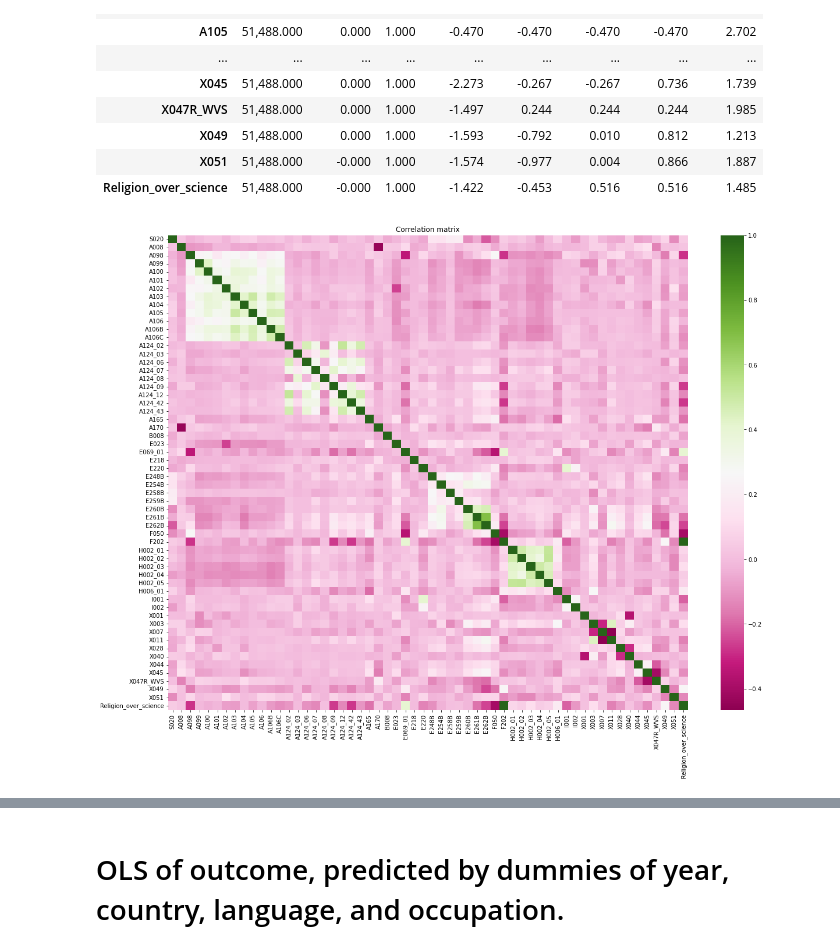
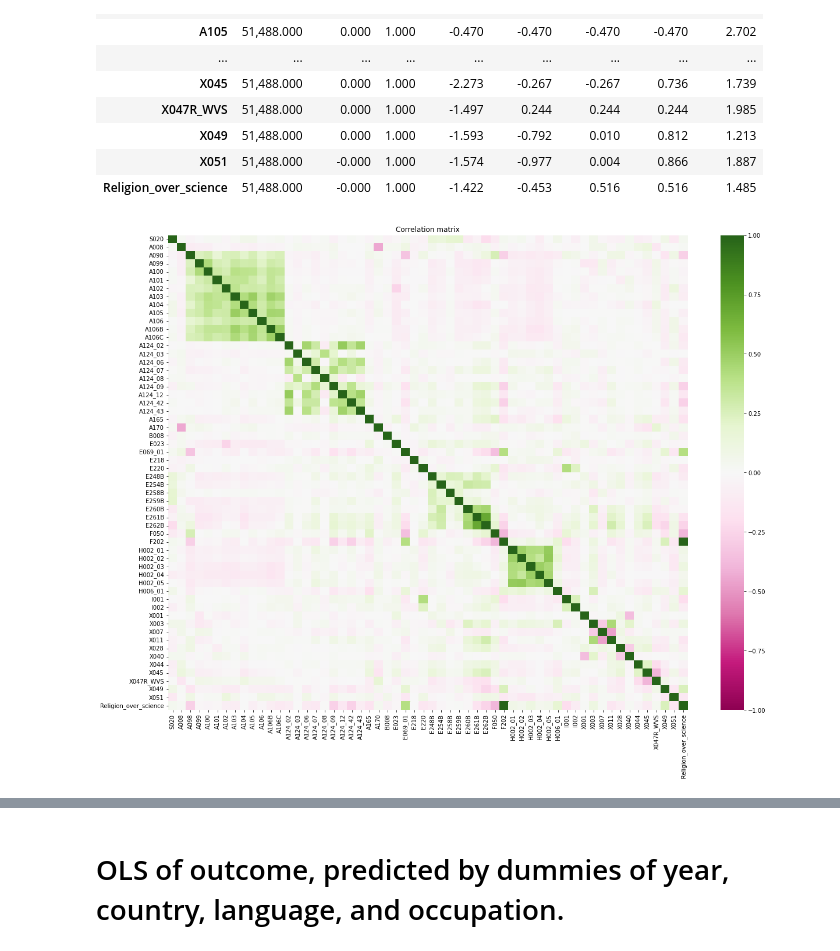
Before and after one commit to victorchenberkeley/ucb_w207_project_wvs, a Jupyter notebook: data/data_preprocessing.ipynb, the cells around one changed output, grey strips where cells are left out. Saved outputs shown, nothing was run; the diff lists cells and outputs as text; code cells hidden in the pictures.

```diff
--- a/data/data_preprocessing.ipynb
+++ b/data/data_preprocessing.ipynb
@@ -354,12 +354,12 @@ df.describe().T
 | Religion_over_science | 51,488.000 | -0.000 | 1.000 | -1.422 | -0.453 | 0.516 | 0.516 | 1.485 |
 # %%
 plt.figure(figsize=(20,15))
-ax = sns.heatmap(df.corr(), cmap="PiYG")
+ax = sns.heatmap(df.corr(), cmap="PiYG", vmax=1, vmin=-1)
 plt.title('Correlation matrix')
 plt.show()
 plt.close()
 # %% [output]
-[figure, old version]
+[figure, new version]
 # %%
 from google.colab import files
 df.to_csv('data.csv')
```
